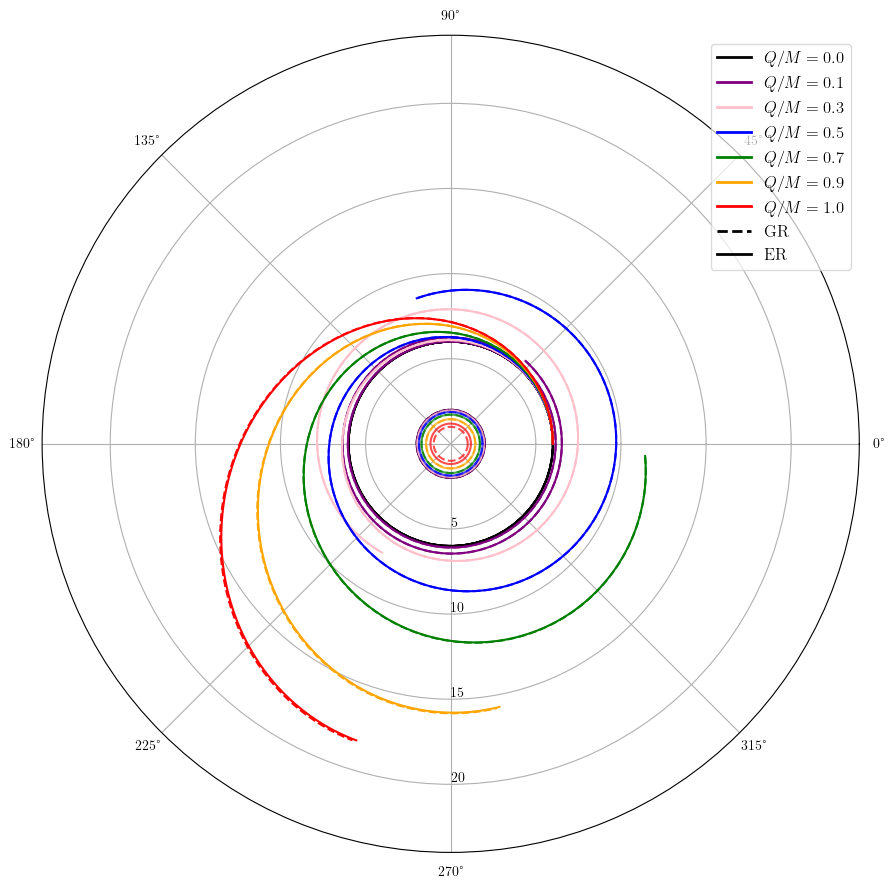
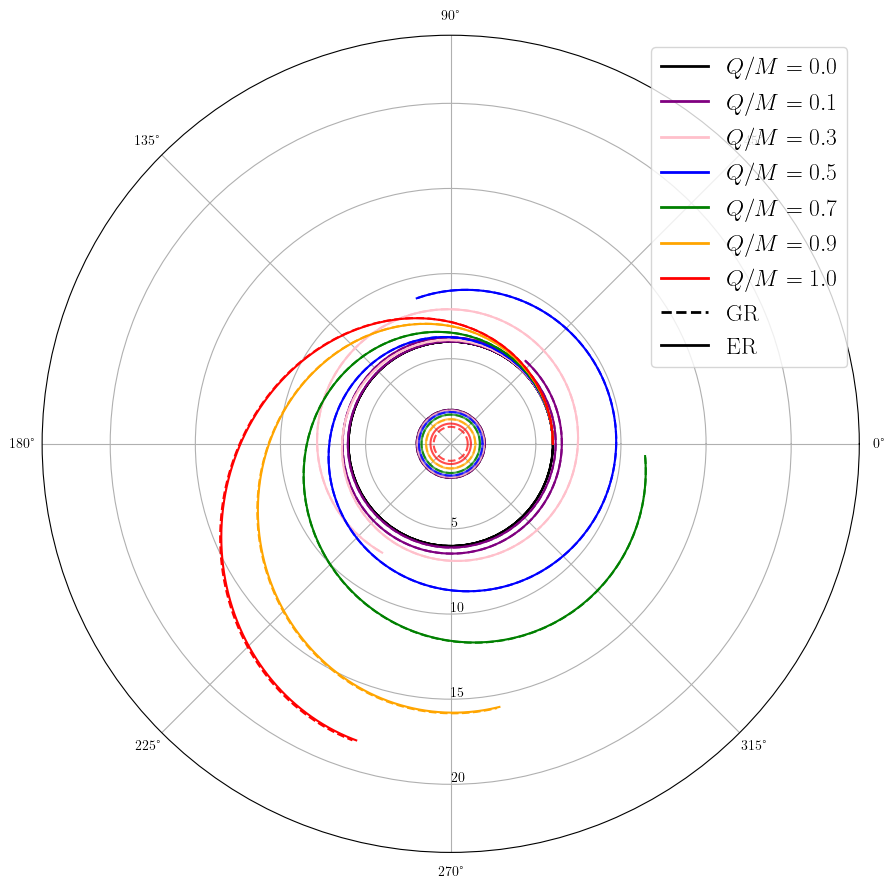
Unified diff of the notebook cell whose output changed from the first chart to the second:
--- before
+++ after
@@ -91,5 +91,5 @@
 ]
 handles = color_handles + style_handles
-ax.legend(handles=handles, loc="upper right", fontsize=12, framealpha=0.7)
+ax.legend(handles=handles, loc="upper right", fontsize=17)
 
 # Set radial limits to focus on the action near the photon sphere

Commit: Update + requirements